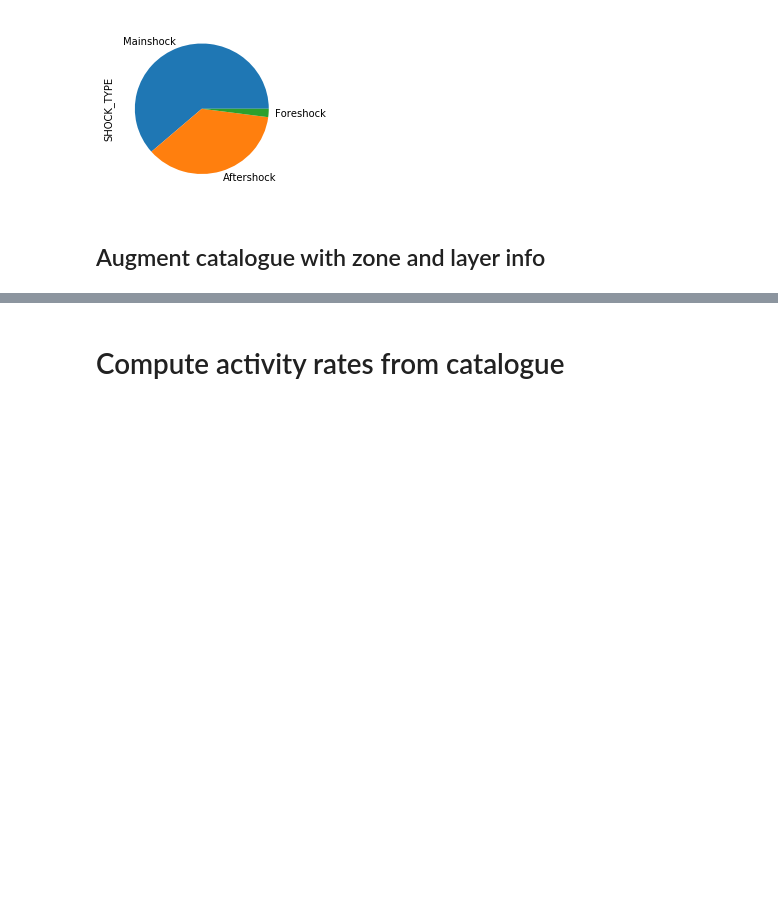
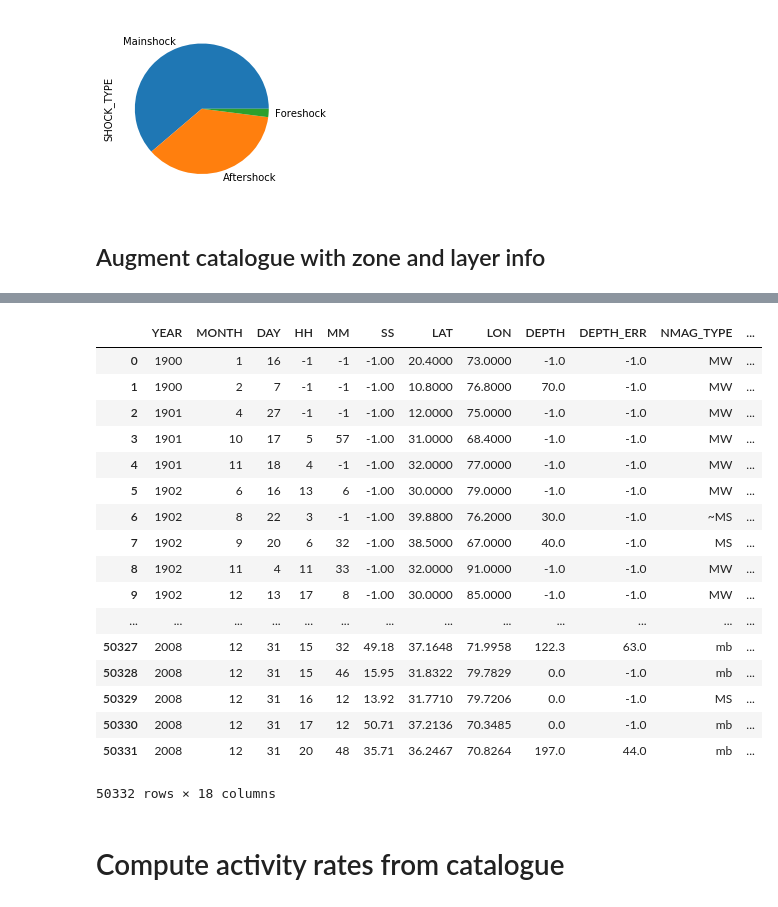
Before and after one commit to nackerley/indian-subcontinent-psha, a Jupyter notebook: Source Models/smoothed_source_models_nt2012.ipynb, the cells around one changed output, grey strips where cells are left out. Drawn from its saved outputs; the diff is of its cells as text; code cells hidden in the pictures; blank space fills up the shorter version.

```diff
--- a/Source Models/smoothed_source_models_nt2012.ipynb
+++ b/Source Models/smoothed_source_models_nt2012.ipynb
@@ -79,6 +79,5 @@ Reading:
 # %%
-areal_csv = 'nt2012_areal_source_model_v0.csv'
-areal_df = csv2areal(areal_csv)
+areal_df = csv2areal(AREAL_SOURCE_MODEL_BASE.replace(' ', '_'))
 
 # grab mmax and bvalue from zone above if mmax zero for this zone
 check_keys = ['mmax', 'b']
@@ -379,3 +337,24 @@ display(pd.concat((catalogue_df.head(),
+# %%
+catalogue_df
+# %% [output]
+|  | YEAR | MONTH | DAY | HH | MM | SS | LAT | LON | DEPTH | DEPTH_ERR | NMAG_TYPE | ... |
+| 0 | 1900 | 1 | 16 | -1 | -1 | -1.00 | 20.4000 | 73.0000 | -1.0 | -1.0 | MW | ... |
+| 1 | 1900 | 2 | 7 | -1 | -1 | -1.00 | 10.8000 | 76.8000 | 70.0 | -1.0 | MW | ... |
+| 2 | 1901 | 4 | 27 | -1 | -1 | -1.00 | 12.0000 | 75.0000 | -1.0 | -1.0 | MW | ... |
+| 3 | 1901 | 10 | 17 | 5 | 57 | -1.00 | 31.0000 | 68.4000 | -1.0 | -1.0 | MW | ... |
+| 4 | 1901 | 11 | 18 | 4 | -1 | -1.00 | 32.0000 | 77.0000 | -1.0 | -1.0 | MW | ... |
+| 5 | 1902 | 6 | 16 | 13 | 6 | -1.00 | 30.0000 | 79.0000 | -1.0 | -1.0 | MW | ... |
+| 6 | 1902 | 8 | 22 | 3 | -1 | -1.00 | 39.8800 | 76.2000 | 30.0 | -1.0 | ~MS | ... |
+| 7 | 1902 | 9 | 20 | 6 | 32 | -1.00 | 38.5000 | 67.0000 | 40.0 | -1.0 | MS | ... |
+| 8 | 1902 | 11 | 4 | 11 | 33 | -1.00 | 32.0000 | 91.0000 | -1.0 | -1.0 | MW | ... |
+| 9 | 1902 | 12 | 13 | 17 | 8 | -1.00 | 30.0000 | 85.0000 | -1.0 | -1.0 | MW | ... |
+| ... | ... | ... | ... | ... | ... | ... | ... | ... | ... | ... | ... | ... |
+| 50327 | 2008 | 12 | 31 | 15 | 32 | 49.18 | 37.1648 | 71.9958 | 122.3 | 63.0 | mb | ... |
+| 50328 | 2008 | 12 | 31 | 15 | 46 | 15.95 | 31.8322 | 79.7829 | 0.0 | -1.0 | mb | ... |
+| 50329 | 2008 | 12 | 31 | 16 | 12 | 13.92 | 31.7710 | 79.7206 | 0.0 | -1.0 | MS | ... |
+| 50330 | 2008 | 12 | 31 | 17 | 12 | 50.71 | 37.2136 | 70.3485 | 0.0 | -1.0 | mb | ... |
+| 50331 | 2008 | 12 | 31 | 20 | 48 | 35.71 | 36.2467 | 70.8264 | 197.0 | 44.0 | mb | ... |
+50332 rows × 18 columns
 # %% [markdown]
 # Compute activity rates from catalogue
 # %%
```
Also changed, not shown: parts of 10 cells of this notebook.
